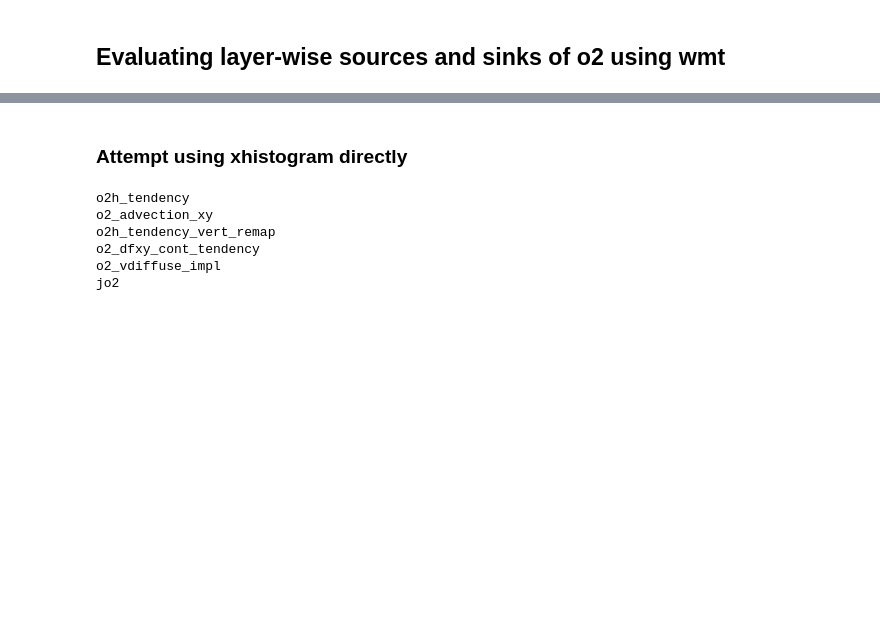
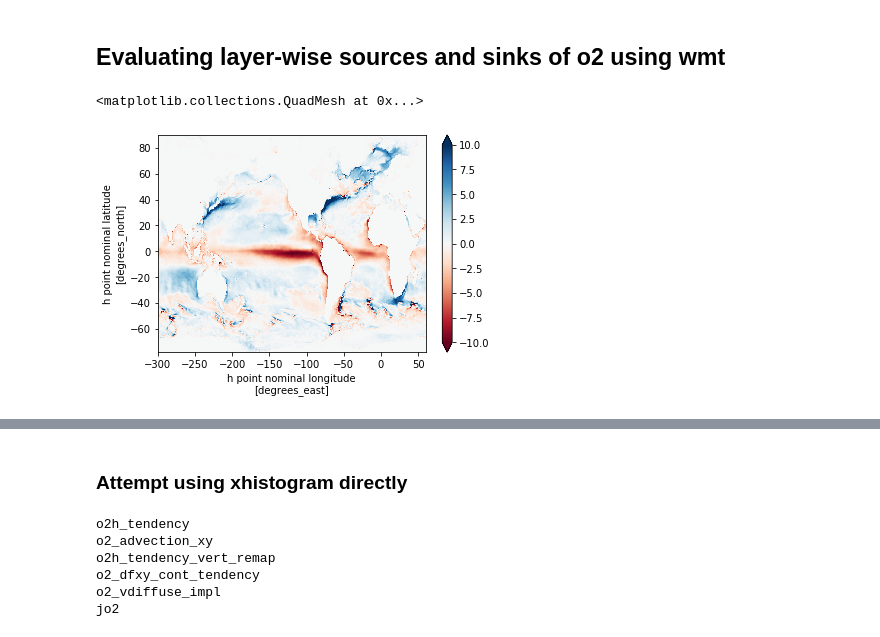
Before and after one commit to gmacgilchrist/wmt_bgc, a Jupyter notebook: gmac_dev_wmt_o2.ipynb, the cells around one changed output, grey strips where cells are left out. Cells and saved outputs as stored; diff of their text form; code cells hidden in the pictures; blank space fills up the shorter version.

```diff
--- a/gmac_dev_wmt_o2.ipynb
+++ b/gmac_dev_wmt_o2.ipynb
@@ -16,7 +16,7 @@ from xarrayutils import vertical_coordinates as vc
 rootdir = '/archive/gam/ESM4/DECK/ESM4_piControl_D/gfdl.ncrc4-intel16-prod-openmp/'
 runname = '6'
 filename = '08990101.ocean_month.nc'
-ds = xr.open_dataset(rootdir+runname+'/history/'+filename).isel(time=0)
+ds = xr.open_dataset(rootdir+runname+'/history/'+filename)
 filename_grid = '08990101.ocean_static_no_mask_table.nc'
 grid = xr.open_dataset(rootdir+runname+'/history/'+filename_grid)
 # Grab rho2 interfaces from model output
@@ -33,9 +33,13 @@ cp=ds['cpocean'].values
 # ds = ds.where(ds['thkcello']>0.001,np.nan)
 
 # Budgets
-heat_terms = ['opottemptend','T_advection_xy','Th_tendency_vert_remap','boundary_forcing_heat_tendency','internal_heat_heat_tendency','opottempdiff','opottemppmdiff','frazil_heat_tendency']
-salt_terms = ['osalttend','S_advection_xy','Sh_tendency_vert_remap','boundary_forcing_salt_tendency','osaltdiff','osaltpmdiff']
-o2_terms = ['o2h_tendency','o2_advection_xy','o2h_tendency_vert_remap','o2_dfxy_cont_tendency','o2_vdiffuse_impl','jo2']
+heat_terms = ['opottemptend','T_advection_xy','Th_tendency_vert_remap',
+              'boundary_forcing_heat_tendency','internal_heat_heat_tendency',
+              'opottempdiff','opottemppmdiff','frazil_heat_tendency']
+salt_terms = ['osalttend','S_advection_xy','Sh_tendency_vert_remap',
+              'boundary_forcing_salt_tendency','osaltdiff','osaltpmdiff']
+o2_terms = ['o2h_tendency','o2_advection_xy','o2h_tendency_vert_remap',
+            'o2_dfxy_cont_tendency','o2_vdiffuse_impl','jo2']
 
 # Close oxygen budget
 o2_tend = o2_terms[0]
@@ -73,3 +77,8 @@ Dheat = -1*Dheat
 Dsalt = -1*Dsalt
 
 drho = (ds['drho_dT']/cp)*dheat+(ds['drho_dS']*ds['salt'])*dsalt
+# %%
+(1E6*drho/rho0).mean('time').sum('zl').plot(vmin=-10,vmax=10,cmap='RdBu')
+# %% [output]
+<matplotlib.collections.QuadMesh at 0x...>
+[figure, added]
```
Also changed, not shown: parts of 13 cells of this notebook, 3 other files.
